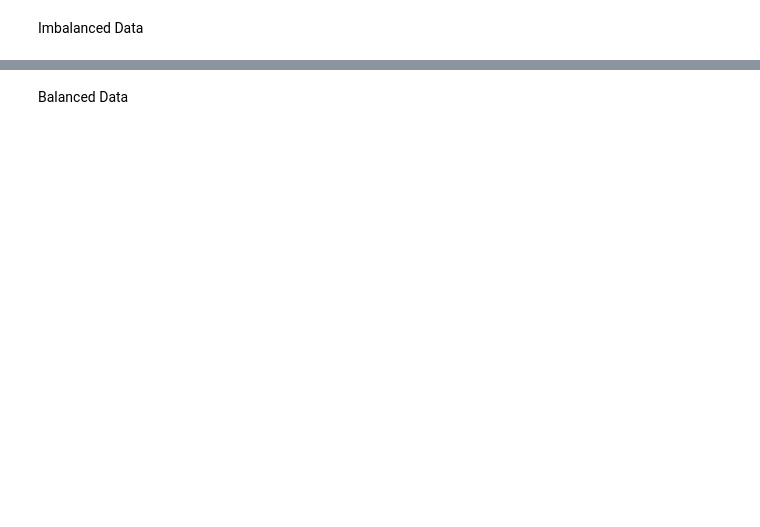
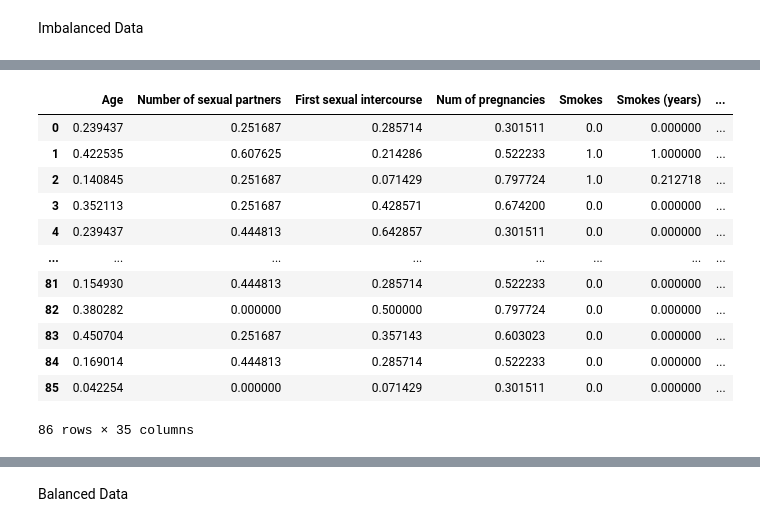
Before and after one commit to ahdeanlau/Cervical-Cancer-Diagnosis-Prediction-Model, a Jupyter notebook: Project Part 1.ipynb, the cells around one changed output, grey strips where cells are left out. Drawn from its saved outputs; the diff is of its cells as text; code cells hidden in the pictures; blank space fills up the shorter version.

Commit message:
Normalization on imbalanced and balanced data

```diff
--- a/Project Part 1.ipynb
+++ b/Project Part 1.ipynb
@@ -1231,2 +1263,13 @@ for container in y_test_countplot.containers:
 # %% [markdown]
 ### Data Normalisation
+# %%
+columns_need_norm = [] # Columns in the dataframe that needs to be normalized
+
+# Function for Normalisation using MinMaxScaler
+def Norm_MinMaxScaler(df):
+    for num in columns_need_norm:
+        df_copy = df
+        scaler = MinMaxScaler()
+        df_copy.iloc[:,num:(num+1)] = scaler.fit_transform(df_copy.iloc[:,num:(num+1)])
+    df_normalized = pd.DataFrame(df_copy, columns = df.columns)
+    return df_normalized
@@ -1248,11 +1318,0 @@ X_train_sqrt.describe()
-# %%
-columns_need_norm = [0,1,2,3,5,6,8,10,12,25,26,27]
-
-def Norm_MinMaxScaler(df):
-    for num in columns_need_norm:
-        scaler = MinMaxScaler()
-        df.iloc[:,num:(num+1)] = scaler.fit_transform(df.iloc[:,num:(num+1)])
-    df_normalized = pd.DataFrame(df, columns = df.columns)
-    return df_normalized
-
-Norm_MinMaxScaler(X_train_norm)
@@ -1288,0 +1319,7 @@ X_train_sqrt
+# %%
+# Columns identified that needs normalization
+columns_need_norm = [0,1,2,3,5,6,8,10,12,25,26,27]
+
+X_train_norm = Norm_MinMaxScaler(X_train_sqrt)
+X_vald_norm = Norm_MinMaxScaler(X_vald_sqrt)
+X_test_norm = Norm_MinMaxScaler(X_test_sqrt)
@@ -1288,0 +1342,16 @@ X_train_sqrt
+# %%
+X_vald_norm
+# %% [output]
+|  | Age | Number of sexual partners | First sexual intercourse | Num of pregnancies | Smokes | Smokes (years) | ... |
+| 0 | 0.239437 | 0.251687 | 0.285714 | 0.301511 | 0.0 | 0.000000 | ... |
+| 1 | 0.422535 | 0.607625 | 0.214286 | 0.522233 | 1.0 | 1.000000 | ... |
+| 2 | 0.140845 | 0.251687 | 0.071429 | 0.797724 | 1.0 | 0.212718 | ... |
+| 3 | 0.352113 | 0.251687 | 0.428571 | 0.674200 | 0.0 | 0.000000 | ... |
+| 4 | 0.239437 | 0.444813 | 0.642857 | 0.301511 | 0.0 | 0.000000 | ... |
+| ... | ... | ... | ... | ... | ... | ... | ... |
+| 81 | 0.154930 | 0.444813 | 0.285714 | 0.522233 | 0.0 | 0.000000 | ... |
+| 82 | 0.380282 | 0.000000 | 0.500000 | 0.797724 | 0.0 | 0.000000 | ... |
+| 83 | 0.450704 | 0.251687 | 0.357143 | 0.603023 | 0.0 | 0.000000 | ... |
+| 84 | 0.169014 | 0.444813 | 0.285714 | 0.522233 | 0.0 | 0.000000 | ... |
+| 85 | 0.042254 | 0.000000 | 0.071429 | 0.301511 | 0.0 | 0.000000 | ... |
+86 rows × 35 columns
```
Also changed, not shown: parts of 25 cells of this notebook.
